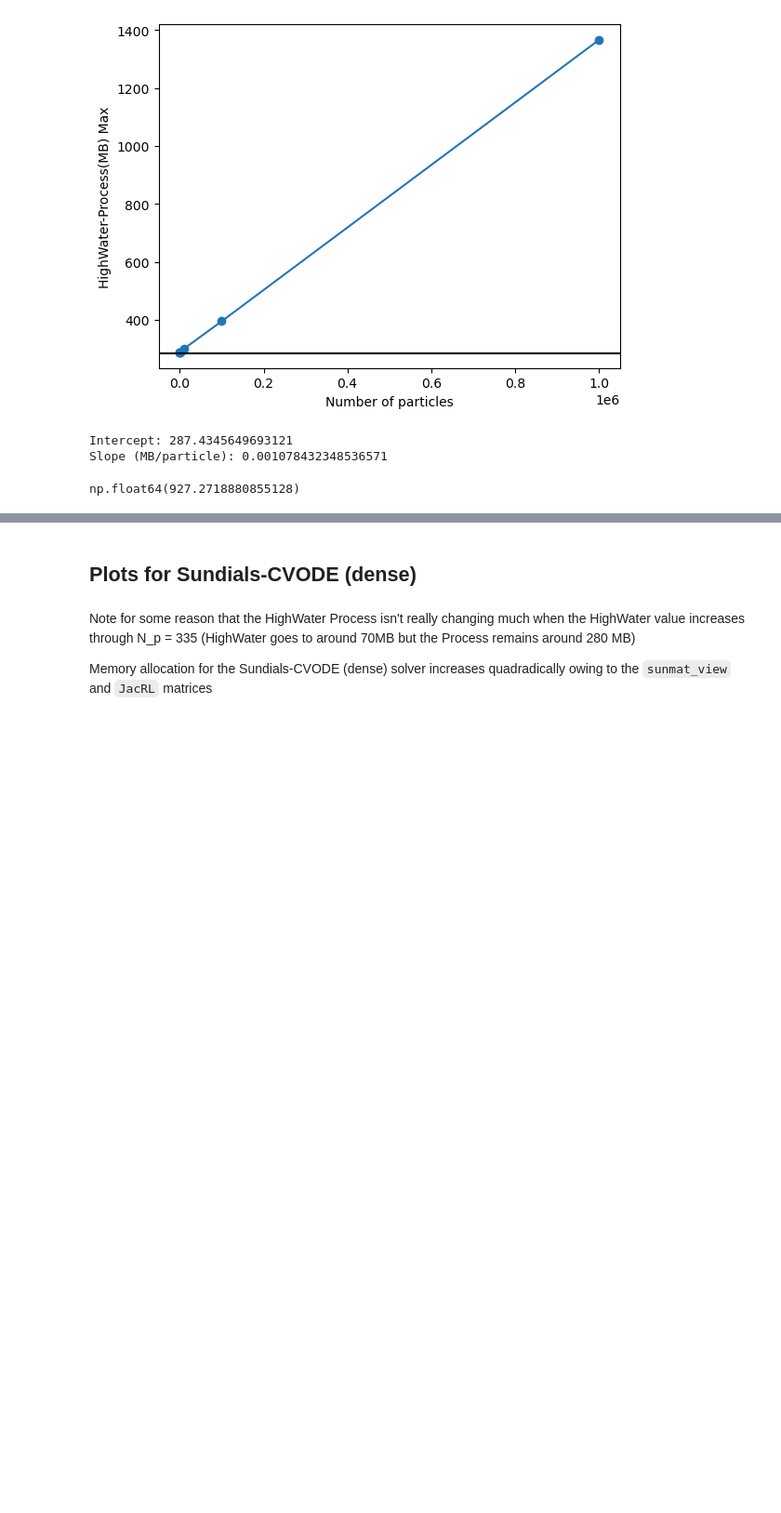
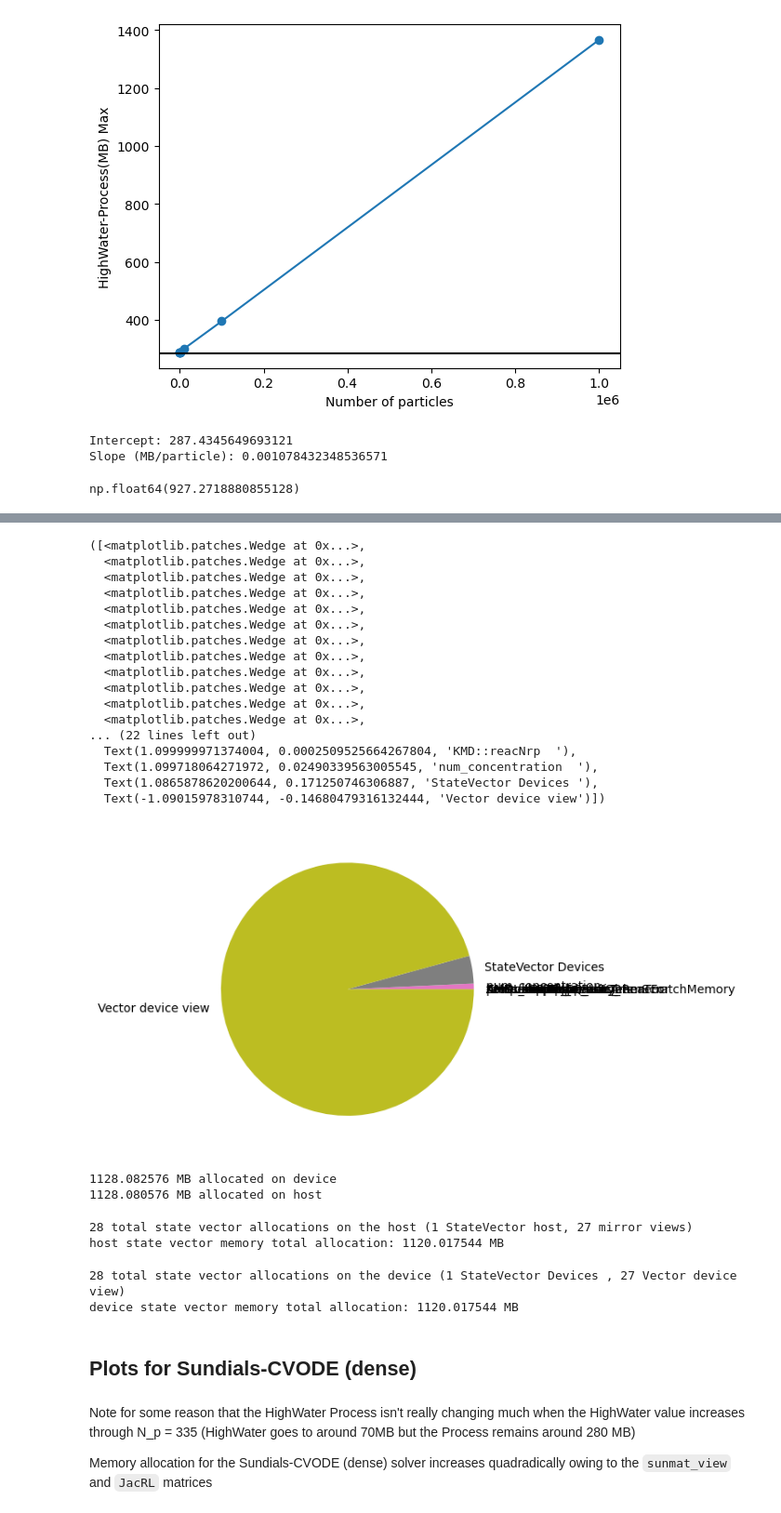
Before and after one commit to PCLAeroParams/TChem-atm, a Jupyter notebook: scripts/aerosol_performance/profiling/memory/memory-timeline.ipynb, the cells around one changed output, grey strips where cells are left out. Shown at 93% size. Drawn from its saved outputs; the diff is of its cells as text; code cells hidden in the pictures; blank space fills up the shorter version.

Commit message:
Add details about device and host allocation breakdown

```diff
--- a/scripts/aerosol_performance/profiling/memory/memory-timeline.ipynb
+++ b/scripts/aerosol_performance/profiling/memory/memory-timeline.ipynb
@@ -99,0 +137,39 @@ np.float64(927.2718880855128)
+# %%
+a = df[df.memspace=='Cuda'][['name', 'size(B)']].sort_values(by='size(B)')
+a = a[a['size(B)'] > 0]
+# %%
+device_totals = (a.groupby('name').sum().sort_values(by='size(B)')/1e6)
+# %%
+labels = device_totals.index
+# %%
+x = device_totals['size(B)'].to_numpy()
+# %%
+plt.pie(x, labels=labels)
+# %% [output]
+([<matplotlib.patches.Wedge at 0x...>,
+  <matplotlib.patches.Wedge at 0x...>,
+  <matplotlib.patches.Wedge at 0x...>,
+  <matplotlib.patches.Wedge at 0x...>,
+  <matplotlib.patches.Wedge at 0x...>,
+  <matplotlib.patches.Wedge at 0x...>,
+  <matplotlib.patches.Wedge at 0x...>,
+  <matplotlib.patches.Wedge at 0x...>,
+  <matplotlib.patches.Wedge at 0x...>,
+  <matplotlib.patches.Wedge at 0x...>,
+  <matplotlib.patches.Wedge at 0x...>,
+  <matplotlib.patches.Wedge at 0x...>,
+... (22 lines left out)
+  Text(1.099999971374004, 0.0002509525664267804, 'KMD::reacNrp  '),
+  Text(1.099718064271972, 0.02490339563005545, 'num_concentration  '),
+  Text(1.0865878620200644, 0.171250746306887, 'StateVector Devices '),
+  Text(-1.09015978310744, -0.14680479316132444, 'Vector device view')])
+[figure, added]
+# %%
+device_total_alloc = df[(df.op=='Allocate') & (df.memspace == 'Cuda')]['size(B)'].sum() / 1e6
+host_total_alloc = df[(df.op=='Allocate') & (df.memspace == 'Host')]['size(B)'].sum() / 1e6
+
+print(f"{device_total_alloc} MB allocated on device")
+print(f"{host_total_alloc} MB allocated on host")
+# %% [output]
+1128.082576 MB allocated on device
+1128.080576 MB allocated on host
@@ -99,0 +178,10 @@ np.float64(927.2718880855128)
+# %%
+# # of state vector allocations on the host
+svh_allocations = StateVector_host.shape[0]
+print(f"{svh_allocations} total state vector allocations on the host (1 StateVector host, 27 mirror views)")
+
+svh_mem = StateVector_host['size(B)'].sum()
+print(f"host state vector memory total allocation: {svh_mem/1e6} MB")
+# %% [output]
+28 total state vector allocations on the host (1 StateVector host, 27 mirror views)
+host state vector memory total allocation: 1120.017544 MB
@@ -100,3 +190,13 @@ np.float64(927.2718880855128)
+# %%
+# # of state vector allocations on the device
+allocations = StateVector_device.shape[0]
+print(f"{allocations} total state vector allocations on the device (1 StateVector Devices , 27 Vector device view)")
+
+sv_d_mem = StateVector_device['size(B)'].sum()
+print(f"device state vector memory total allocation: {sv_d_mem/1e6} MB")
+# %% [output]
+28 total state vector allocations on the device (1 StateVector Devices , 27 Vector device view)
+device state vector memory total allocation: 1120.017544 MB
 # %% [markdown]
 ## Plots for Sundials-CVODE (dense)
 # %%
```
Also changed, not shown: parts of 11 cells of this notebook.
